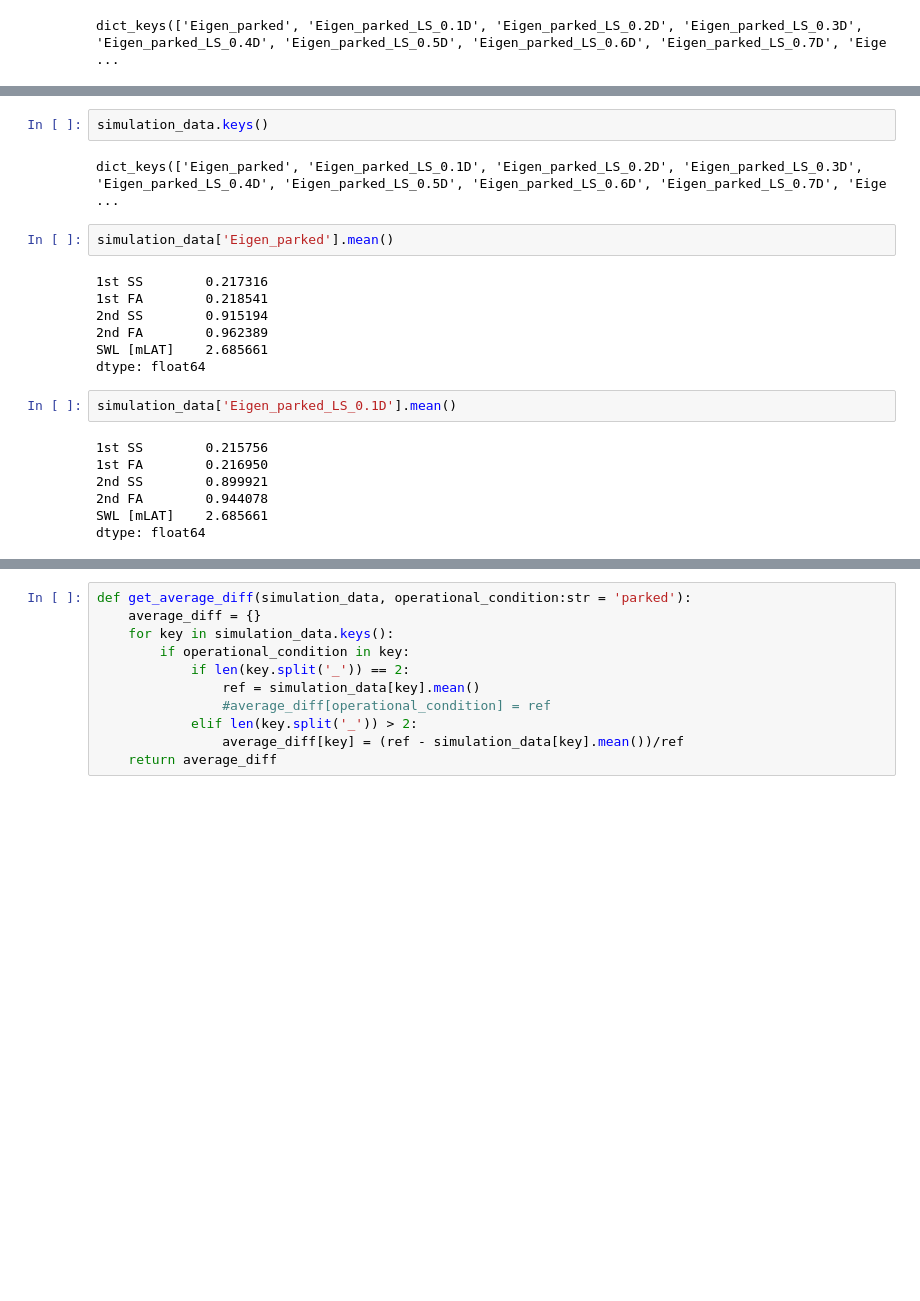
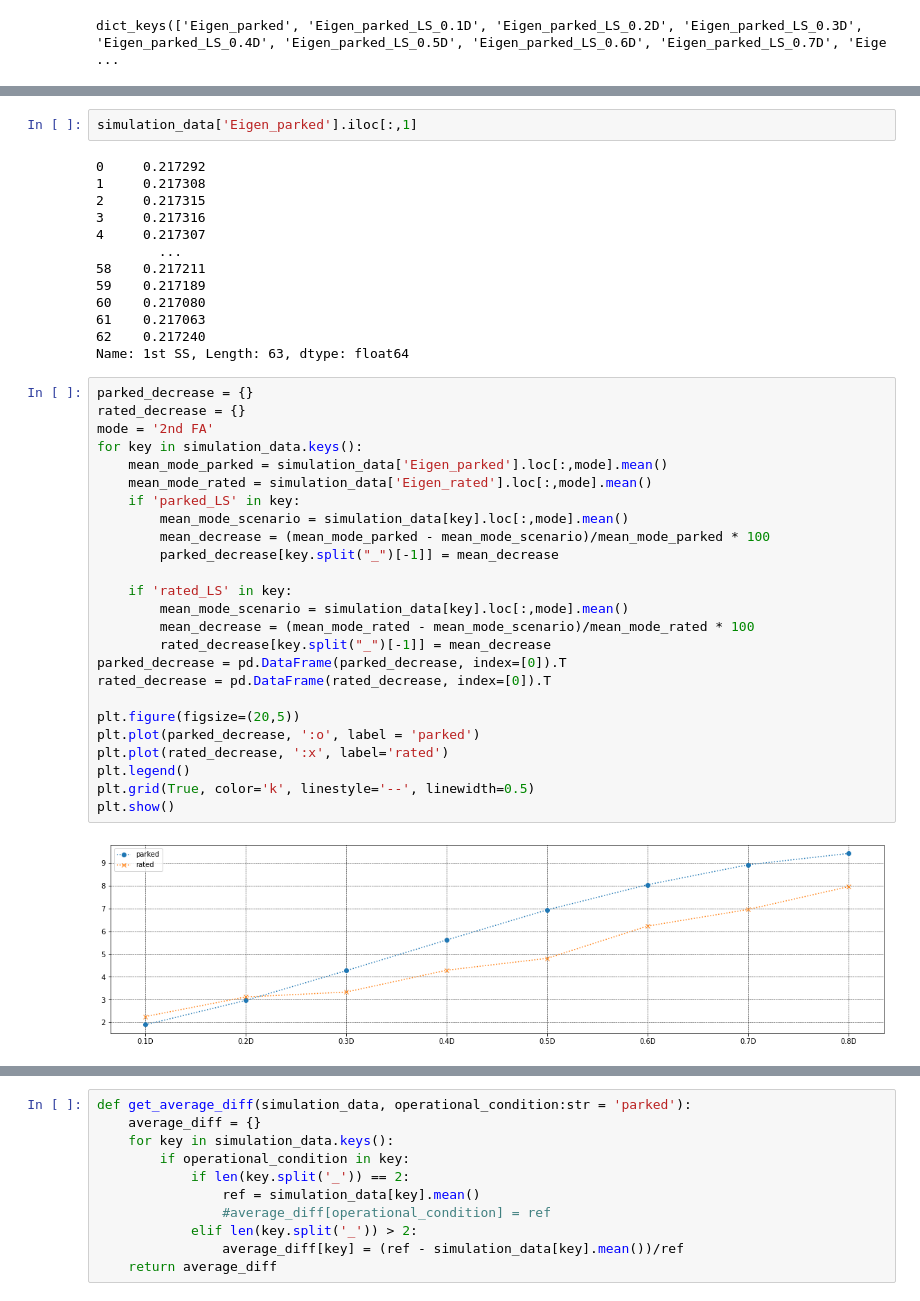
Before and after one commit to WEILMAX/oma_tracking, a Jupyter notebook: notebooks/scouring_analysis/mw1_nw2d01_scour.ipynb, the cells around one changed output, grey strips where cells are left out. Cells and saved outputs as stored; diff of their text form; blank space fills up the shorter version.

```diff
--- a/notebooks/scouring_analysis/mw1_nw2d01_scour.ipynb
+++ b/notebooks/scouring_analysis/mw1_nw2d01_scour.ipynb
@@ -261,22 +128,42 @@ draw_modal_frequency_boxplots(simulation_data, location, '2nd FA')
-# %%
-simulation_data.keys()
-# %% [output]
-dict_keys(['Eigen_parked', 'Eigen_parked_LS_0.1D', 'Eigen_parked_LS_0.2D', 'Eigen_parked_LS_0.3D', 'Eigen_parked_LS_0.4D', 'Eigen_parked_LS_0.5D', 'Eigen_parked_LS_0.6D', 'Eigen_parked_LS_0.7D', 'Eige ...
 # %%
-simulation_data['Eigen_parked'].mean()
+simulation_data['Eigen_parked'].iloc[:,1]
 # %% [output]
-1st SS        0.217316
-1st FA        0.218541
-2nd SS        0.915194
-2nd FA        0.962389
-SWL [mLAT]    2.685661
-dtype: float64
+0     0.217292
+1     0.217308
+2     0.217315
+3     0.217316
+4     0.217307
+        ...
+58    0.217211
+59    0.217189
+60    0.217080
+61    0.217063
+62    0.217240
+Name: 1st SS, Length: 63, dtype: float64
-# %%
-simulation_data['Eigen_parked_LS_0.1D'].mean()
-# %% [output]
-1st SS        0.215756
-1st FA        0.216950
-2nd SS        0.899921
-2nd FA        0.944078
-SWL [mLAT]    2.685661
-dtype: float64
+# %%
+parked_decrease = {}
+rated_decrease = {}
+mode = '2nd FA'
+for key in simulation_data.keys():
+    mean_mode_parked = simulation_data['Eigen_parked'].loc[:,mode].mean()
+    mean_mode_rated = simulation_data['Eigen_rated'].loc[:,mode].mean()
+    if 'parked_LS' in key:
+        mean_mode_scenario = simulation_data[key].loc[:,mode].mean()
+        mean_decrease = (mean_mode_parked - mean_mode_scenario)/mean_mode_parked * 100
+        parked_decrease[key.split("_")[-1]] = mean_decrease
+
+    if 'rated_LS' in key:
+        mean_mode_scenario = simulation_data[key].loc[:,mode].mean()
+        mean_decrease = (mean_mode_rated - mean_mode_scenario)/mean_mode_rated * 100
+        rated_decrease[key.split("_")[-1]] = mean_decrease
+parked_decrease = pd.DataFrame(parked_decrease, index=[0]).T
+rated_decrease = pd.DataFrame(rated_decrease, index=[0]).T
+
+plt.figure(figsize=(20,5))
+plt.plot(parked_decrease, ':o', label = 'parked')
+plt.plot(rated_decrease, ':x', label='rated')
+plt.legend()
+plt.grid(True, color='k', linestyle='--', linewidth=0.5)
+plt.show()
+# %% [output]
+[figure, added]
```
Also changed, not shown: parts of 28 cells of this notebook, 4 other files.
